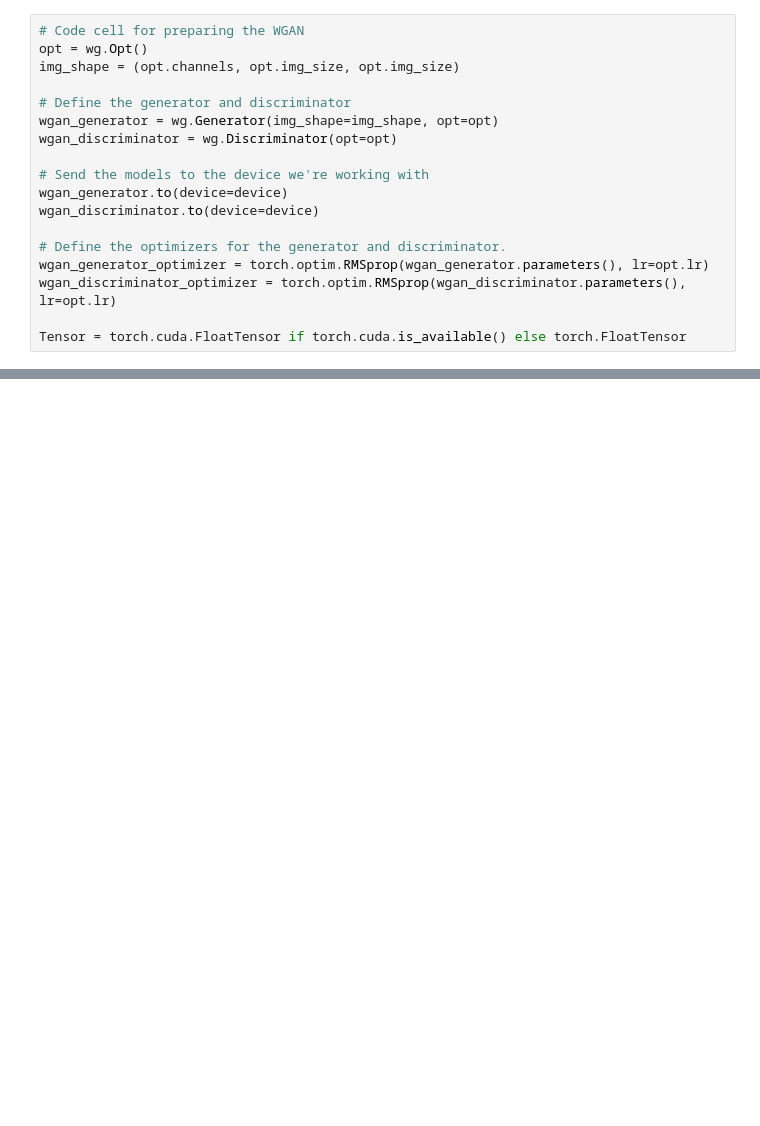
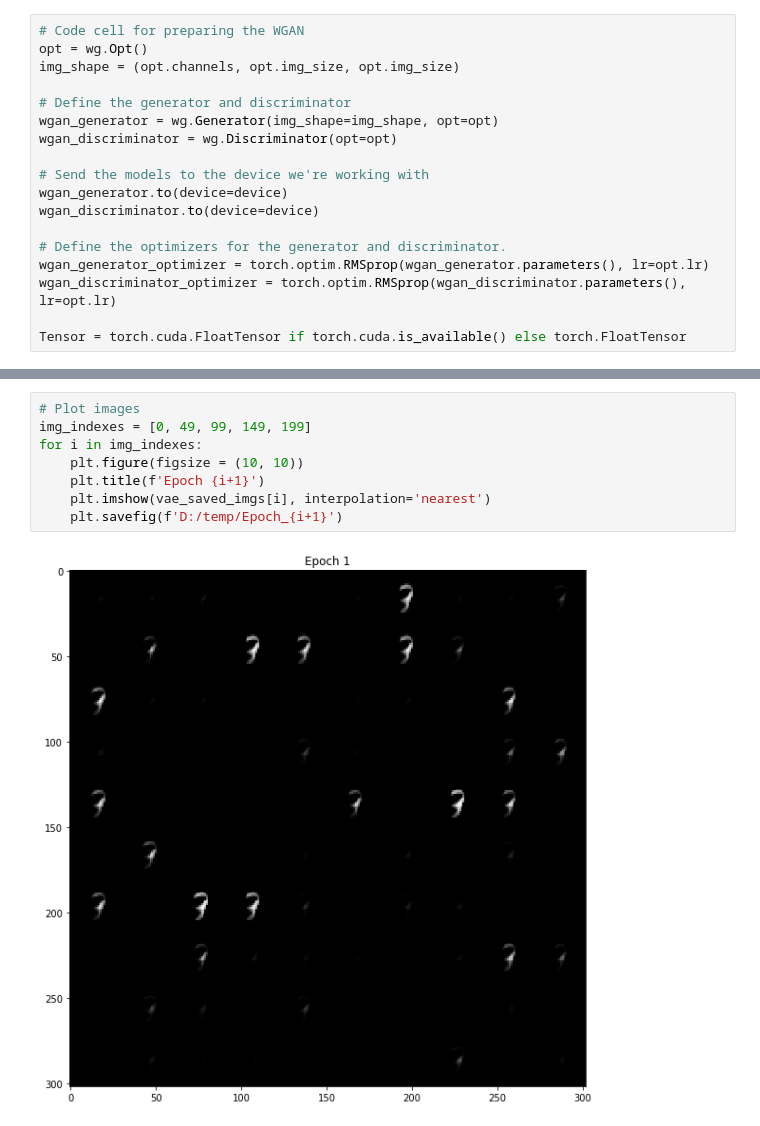
Before and after one commit to Mitchell-Chatterjee/COMP-5340, a Jupyter notebook: Assignment 4/Exercise_1.ipynb, the cells around one changed output, grey strips where cells are left out. Saved outputs shown, nothing was run; the diff lists cells and outputs as text; blank space fills up the shorter version.

```diff
--- a/Assignment 4/Exercise_1.ipynb
+++ b/Assignment 4/Exercise_1.ipynb
@@ -269,0 +337,10 @@ Epoch: 50 | Epoch time (VAE Training): 0m 12s
+# %%
+# Plot images
+img_indexes = [0, 49, 99, 149, 199]
+for i in img_indexes:
+    plt.figure(figsize = (10, 10))
+    plt.title(f'Epoch {i+1}')
+    plt.imshow(vae_saved_imgs[i], interpolation='nearest')
+    plt.savefig(f'D:/temp/Epoch_{i+1}')
+# %% [output]
+[figure, added]
```
Also changed, not shown: parts of 14 cells of this notebook, 3 other files.
